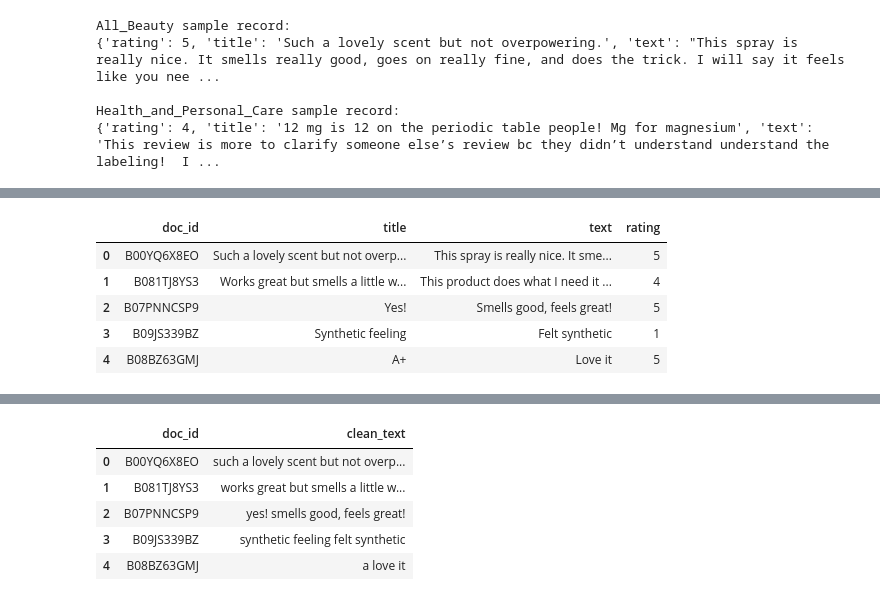
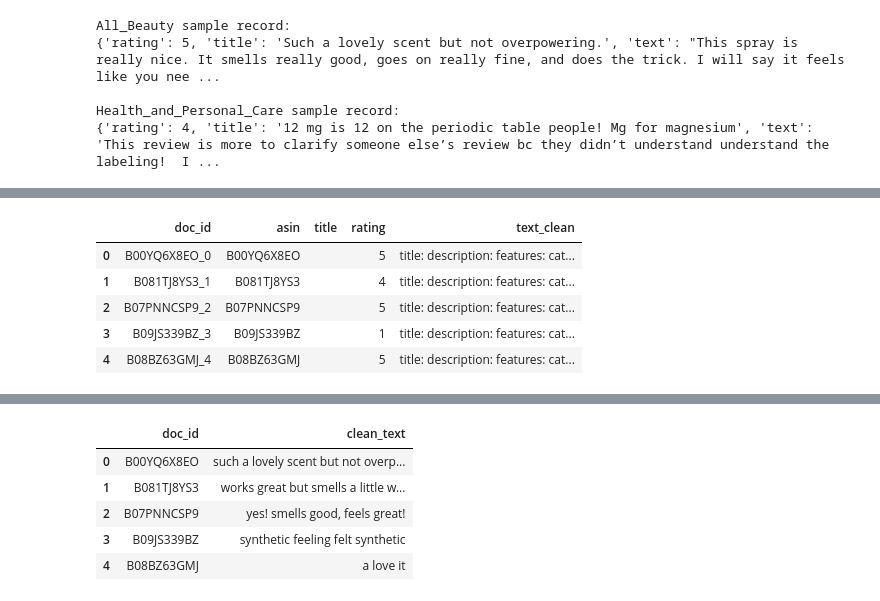
Before and after one commit to Omo6969/hybrid-rag-review-assistant, a Jupyter notebook: notebooks/milestone1_exploration.ipynb, the cells around one changed output, grey strips where cells are left out. Cells and saved outputs as stored; diff of their text form; code cells hidden in the pictures.

```diff
--- a/notebooks/milestone1_exploration.ipynb
+++ b/notebooks/milestone1_exploration.ipynb
@@ -67,0 +414,12 @@ Health_and_Personal_Care sample record:
+# %%
+retrieval_df["doc_id"] = (
+    retrieval_df["asin"].astype(str).fillna("")
+    + "_"
+    + retrieval_df.index.astype(str)
+)
+
+retrieval_df = retrieval_df[
+    ["doc_id", "asin", "title", "review_text", "rating", "description", "features", "categories"]
+].copy()
+
+retrieval_df.head()
@@ -67,0 +475,15 @@ Health_and_Personal_Care sample record:
+# %%
+for col in ["title", "review_text", "description", "features", "categories"]:
+    retrieval_df[col] = retrieval_df[col].apply(stringify_value)
+
+retrieval_df["combined_text"] = (
+    "title: " + retrieval_df["title"].fillna("") + " "
+    + "description: " + retrieval_df["description"].fillna("") + " "
+    + "features: " + retrieval_df["features"].fillna("") + " "
+    + "categories: " + retrieval_df["categories"].fillna("") + " "
+    + "review: " + retrieval_df["review_text"].fillna("")
+)
+
+retrieval_df["text_clean"] = retrieval_df["combined_text"].apply(simple_clean)
+
+retrieval_df[["doc_id", "text_clean"]].head()
@@ -81,23 +556,10 @@ Justification:
 # %%
-def select_fields(df):
-    return pd.DataFrame({
-        'doc_id': df.get('asin'),
-        'title': df.get('title', ''),
-        'text': df.get('text', ''),
-        'rating': df.get('rating', 0)
-    })
-
-clean_dfs = {}
-for name, df in _dfs.items():
-    if df.empty:
-        continue
-    clean_dfs[name] = select_fields(df)
-
-clean_dfs[list(clean_dfs.keys())[0]].head()
+final_df = retrieval_df[["doc_id", "asin", "title", "rating", "text_clean"]].copy()
+final_df.head()
 # %% [output]
-|  | doc_id | title | text | rating |
-| 0 | B00YQ6X8EO | Such a lovely scent but not overp... | This spray is really nice. It sme... | 5 |
-| 1 | B081TJ8YS3 | Works great but smells a little w... | This product does what I need it ... | 4 |
-| 2 | B07PNNCSP9 | Yes! | Smells good, feels great! | 5 |
-| 3 | B09JS339BZ | Synthetic feeling | Felt synthetic | 1 |
-| 4 | B08BZ63GMJ | A+ | Love it | 5 |
+|  | doc_id | asin | title | rating | text_clean |
+| 0 | B00YQ6X8EO_0 | B00YQ6X8EO |  | 5 | title: description: features: cat... |
+| 1 | B081TJ8YS3_1 | B081TJ8YS3 |  | 4 | title: description: features: cat... |
+| 2 | B07PNNCSP9_2 | B07PNNCSP9 |  | 5 | title: description: features: cat... |
+| 3 | B09JS339BZ_3 | B09JS339BZ |  | 1 | title: description: features: cat... |
+| 4 | B08BZ63GMJ_4 | B08BZ63GMJ |  | 5 | title: description: features: cat... |
```
Also changed, not shown: parts of 40 cells of this notebook.
